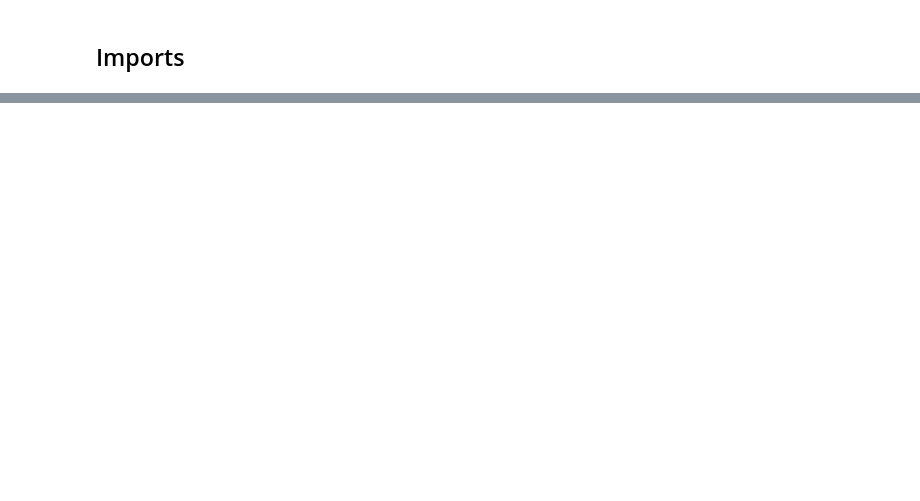
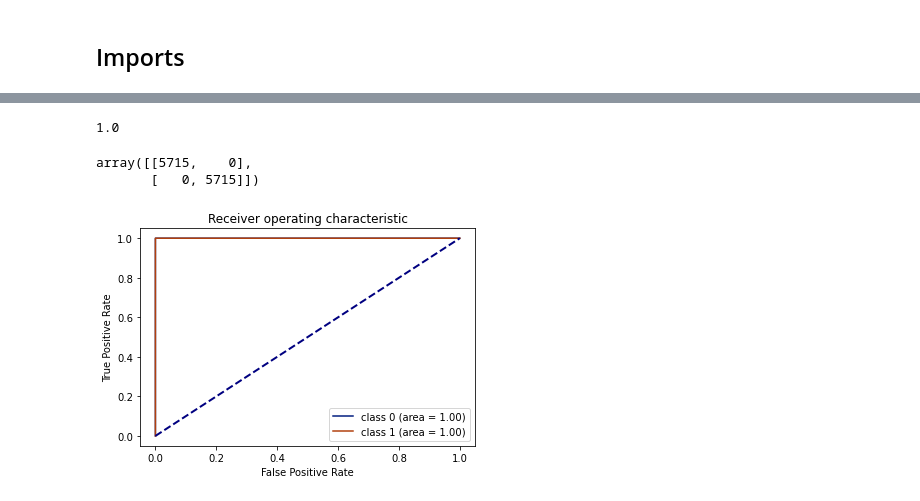
Before and after one commit to ravisiv/PhishingEmailDetection, a Jupyter notebook: apurv.ipynb, the cells around one changed output, grey strips where cells are left out. Saved outputs shown, nothing was run; the diff lists cells and outputs as text; code cells hidden in the pictures; blank space fills up the shorter version.

```diff
--- a/apurv.ipynb
+++ b/apurv.ipynb
@@ -27,0 +356,4 @@ rf_model = run_randomforestclassifier(email_df)
+# %%
+svc_model = SVC(C=1, kernel = 'linear')
+# %%
+svc_model.fit(X,y)
@@ -27,0 +481,6 @@ rf_model = run_randomforestclassifier(email_df)
+# %%
+xgb_clf = xgb.XGBClassifier(random_state=1234)
+# %%
+xgb_clf.fit(X_scaled, y)
+
+xgb_clf.get_params()
@@ -27,0 +506,15 @@ rf_model = run_randomforestclassifier(email_df)
+# %%
+y_hat = xgb_clf.predict(X_scaled)
+accuracy_score(y_hat, y)
+# %% [output]
+1.0
+# %%
+confusion_matrix(y, y_hat)
+# %% [output]
+array([[5715,    0],
+       [   0, 5715]])
+# %%
+# ROC curve for XGB Classifier
+roc_curve_plot(xgb_clf, X_scaled, y)
+# %% [output]
+[figure, added]
```
Also changed, not shown: parts of 74 cells of this notebook.
